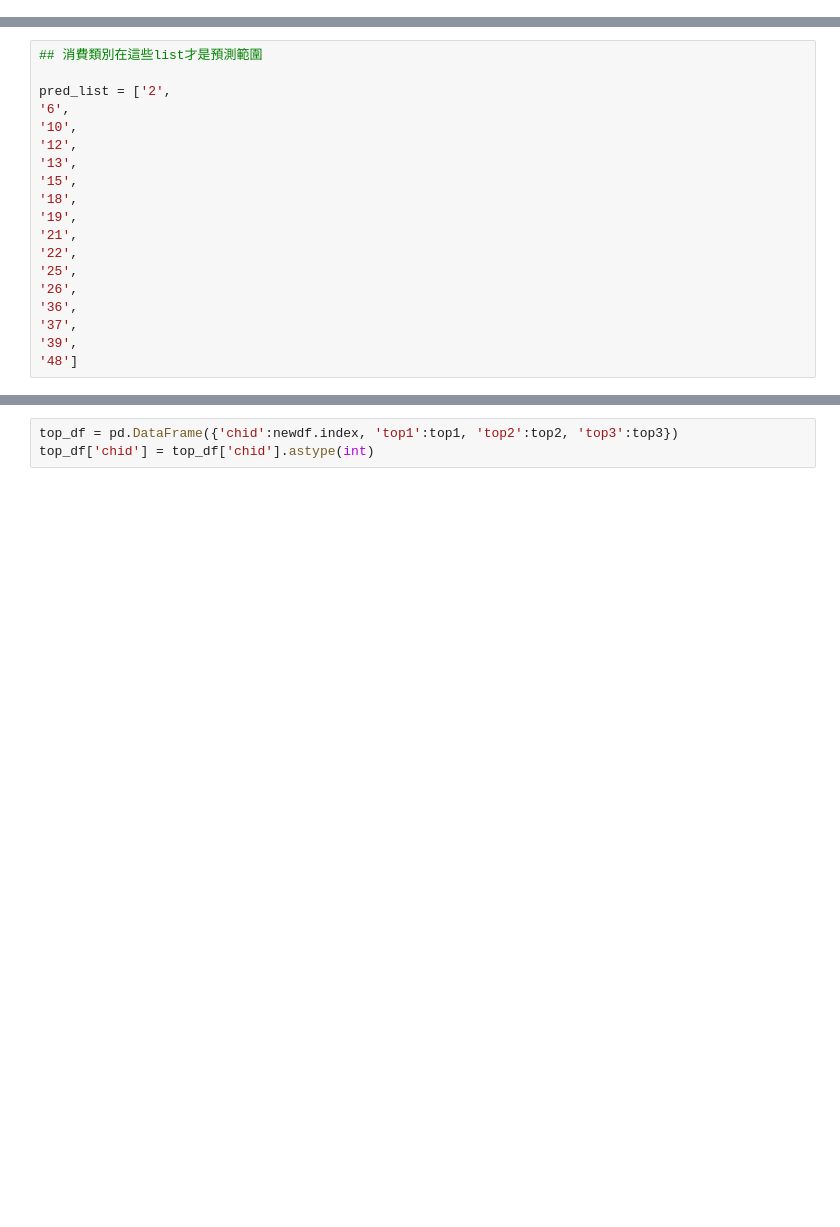
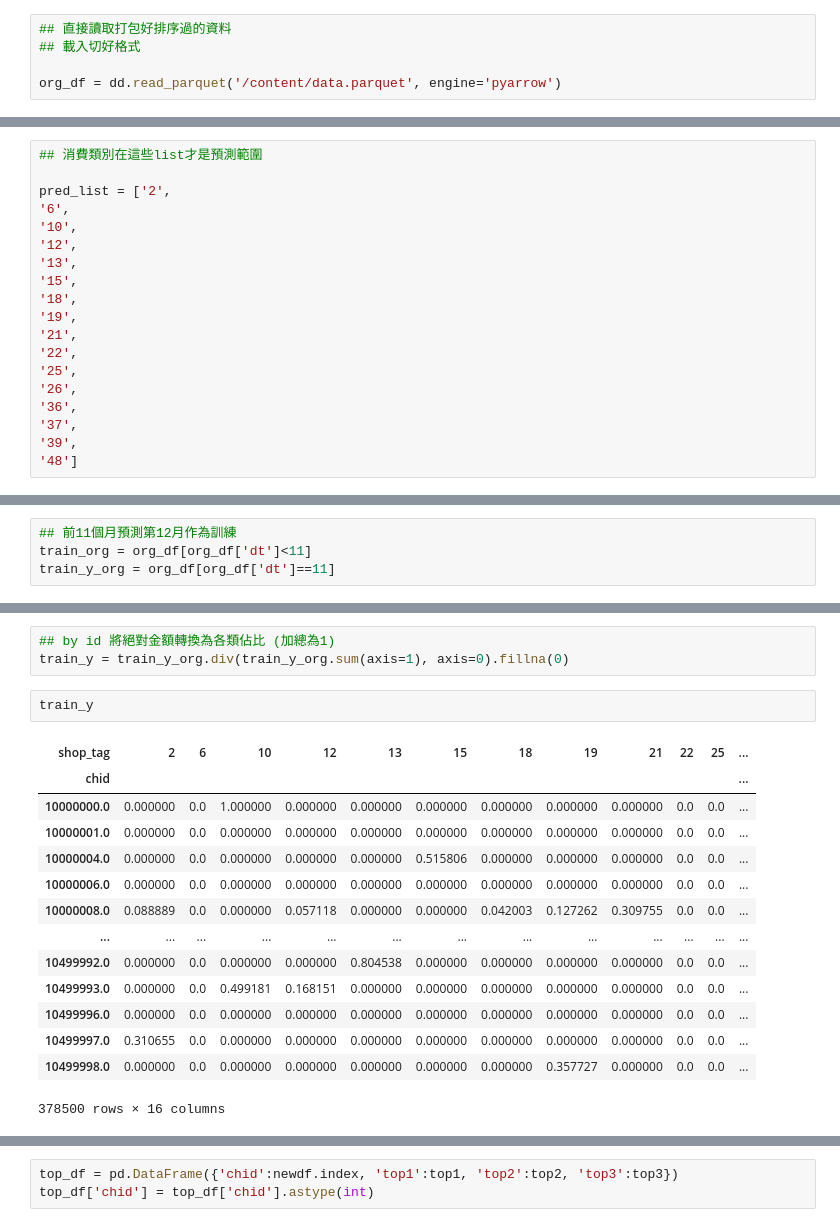
Before and after one commit to alexlautw9527/for_notebook, a Jupyter notebook: 玉山2021冬季賽推薦系統.ipynb, the cells around one changed output, grey strips where cells are left out. Cells and saved outputs as stored; diff of their text form; blank space fills up the shorter version.

```diff
--- a/玉山2021冬季賽推薦系統.ipynb
+++ b/玉山2021冬季賽推薦系統.ipynb
@@ -30,0 +68,5 @@ KeyboardInterrupt: ignored
+# %%
+## 直接讀取打包好排序過的資料
+## 載入切好格式
+
+org_df = dd.read_parquet('/content/data.parquet', engine='pyarrow')
@@ -262,0 +143,4 @@ top3 = [list(newdf.columns)[x] for x in (-newdf.values).argsort(axis=1)[:,2]]
+# %%
+## 前11個月預測第12月作為訓練
+train_org = org_df[org_df['dt']<11]
+train_y_org = org_df[org_df['dt']==11]
@@ -262,0 +166,20 @@ top3 = [list(newdf.columns)[x] for x in (-newdf.values).argsort(axis=1)[:,2]]
+# %%
+## by id 將絕對金額轉換為各類佔比 (加總為1)
+train_y = train_y_org.div(train_y_org.sum(axis=1), axis=0).fillna(0)
+# %%
+train_y
+# %% [output]
+| shop_tag | 2 | 6 | 10 | 12 | 13 | 15 | 18 | 19 | 21 | 22 | 25 | ... |
+| chid |  |  |  |  |  |  |  |  |  |  |  | ... |
+| 10000000.0 | 0.000000 | 0.0 | 1.000000 | 0.000000 | 0.000000 | 0.000000 | 0.000000 | 0.000000 | 0.000000 | 0.0 | 0.0 | ... |
+| 10000001.0 | 0.000000 | 0.0 | 0.000000 | 0.000000 | 0.000000 | 0.000000 | 0.000000 | 0.000000 | 0.000000 | 0.0 | 0.0 | ... |
+| 10000004.0 | 0.000000 | 0.0 | 0.000000 | 0.000000 | 0.000000 | 0.515806 | 0.000000 | 0.000000 | 0.000000 | 0.0 | 0.0 | ... |
+| 10000006.0 | 0.000000 | 0.0 | 0.000000 | 0.000000 | 0.000000 | 0.000000 | 0.000000 | 0.000000 | 0.000000 | 0.0 | 0.0 | ... |
+| 10000008.0 | 0.088889 | 0.0 | 0.000000 | 0.057118 | 0.000000 | 0.000000 | 0.042003 | 0.127262 | 0.309755 | 0.0 | 0.0 | ... |
+| ... | ... | ... | ... | ... | ... | ... | ... | ... | ... | ... | ... | ... |
+| 10499992.0 | 0.000000 | 0.0 | 0.000000 | 0.000000 | 0.804538 | 0.000000 | 0.000000 | 0.000000 | 0.000000 | 0.0 | 0.0 | ... |
+| 10499993.0 | 0.000000 | 0.0 | 0.499181 | 0.168151 | 0.000000 | 0.000000 | 0.000000 | 0.000000 | 0.000000 | 0.0 | 0.0 | ... |
+| 10499996.0 | 0.000000 | 0.0 | 0.000000 | 0.000000 | 0.000000 | 0.000000 | 0.000000 | 0.000000 | 0.000000 | 0.0 | 0.0 | ... |
+| 10499997.0 | 0.310655 | 0.0 | 0.000000 | 0.000000 | 0.000000 | 0.000000 | 0.000000 | 0.000000 | 0.000000 | 0.0 | 0.0 | ... |
+| 10499998.0 | 0.000000 | 0.0 | 0.000000 | 0.000000 | 0.000000 | 0.000000 | 0.000000 | 0.357727 | 0.000000 | 0.0 | 0.0 | ... |
+378500 rows × 16 columns
```
Also changed, not shown: parts of 62 cells of this notebook.
